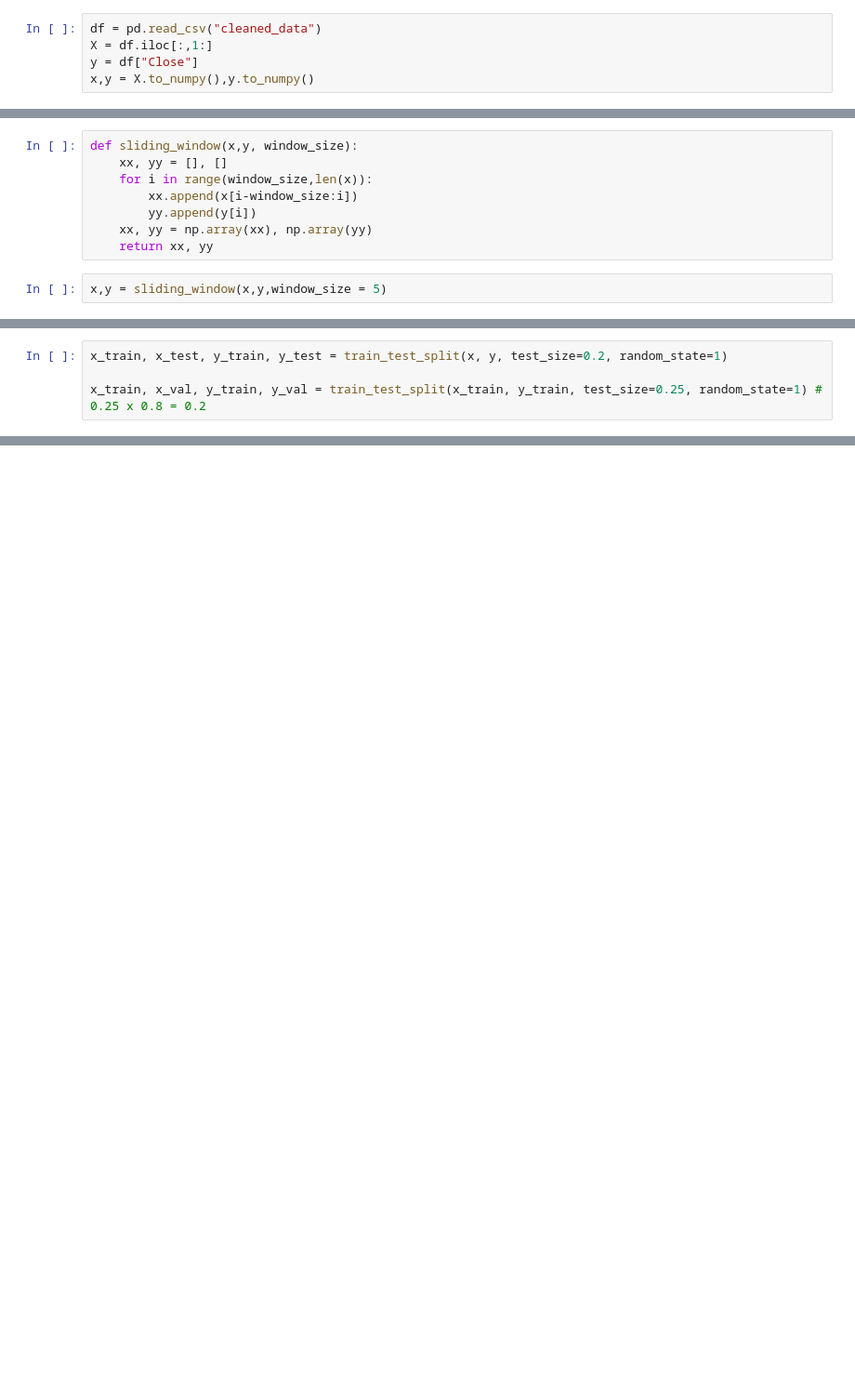
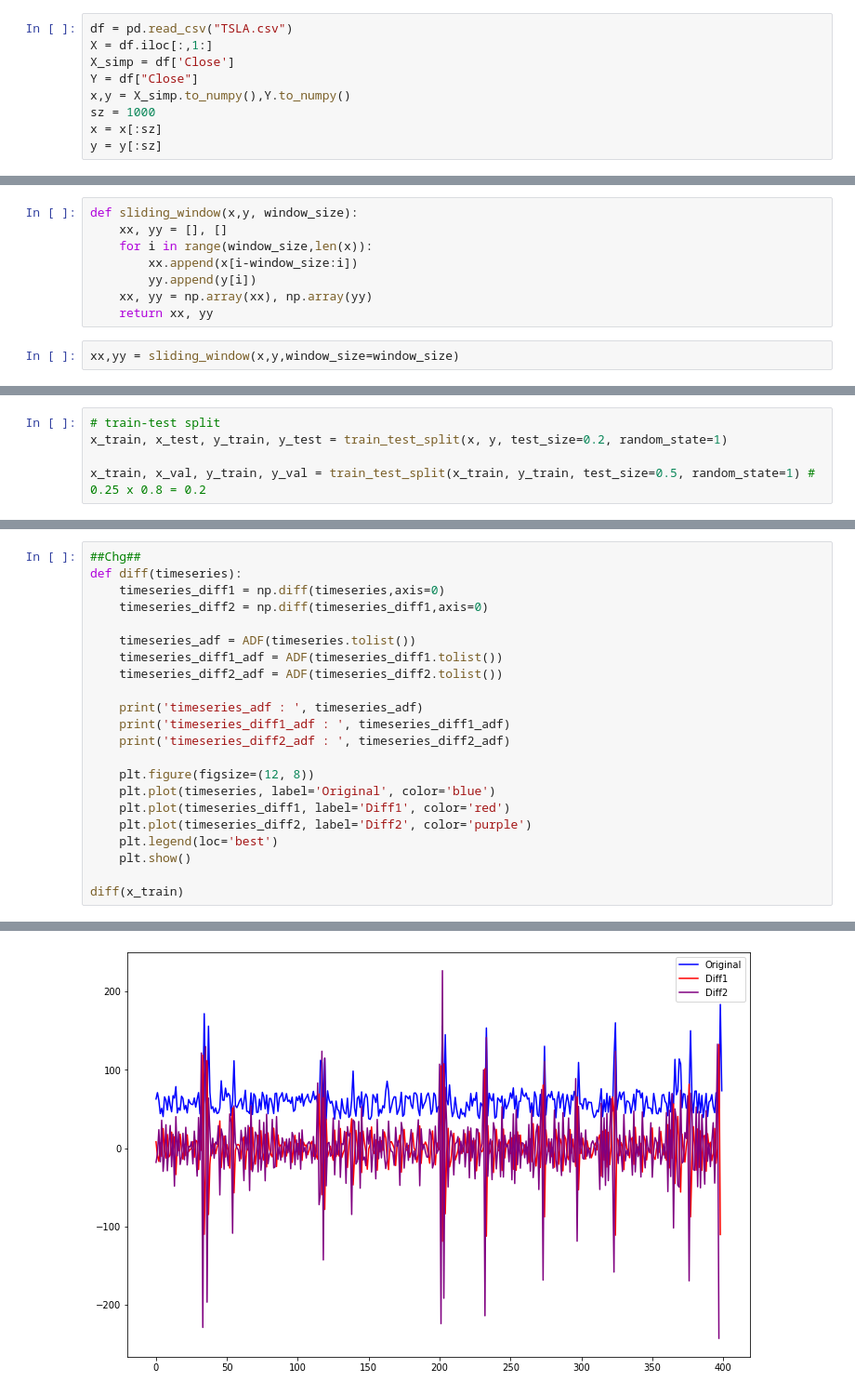
Before and after one commit to y2499wan/ML-Project, a Jupyter notebook: data_preprocessing.ipynb, the cells around one changed output, grey strips where cells are left out. Shown: that part at 93% size. Drawn from its saved outputs; the diff is of its cells as text; blank space fills up the shorter version.

```diff
--- a/data_preprocessing.ipynb
+++ b/data_preprocessing.ipynb
@@ -27,7 +27,11 @@ batch_size = 15
 # time to vec
 time_embed_size = 2
 # %%
-df = pd.read_csv("cleaned_data")
+df = pd.read_csv("TSLA.csv")
 X = df.iloc[:,1:]
-y = df["Close"]
-x,y = X.to_numpy(),y.to_numpy()
+X_simp = df['Close']
+Y = df["Close"]
+x,y = X_simp.to_numpy(),Y.to_numpy()
+sz = 1000
+x = x[:sz]
+y = y[:sz]
@@ -40,4 +55,4 @@ def sliding_window(x,y, window_size):
     xx, yy = np.array(xx), np.array(yy)
     return xx, yy
 # %%
-x,y = sliding_window(x,y,window_size = 5)
+xx,yy = sliding_window(x,y,window_size=window_size)
@@ -46,4 +59,5 @@ x,y = sliding_window(x,y,window_size = 5)
 # %%
+# train-test split
 x_train, x_test, y_train, y_test = train_test_split(x, y, test_size=0.2, random_state=1)
 
-x_train, x_val, y_train, y_val = train_test_split(x_train, y_train, test_size=0.25, random_state=1) # 0.25 x 0.8 = 0.2
+x_train, x_val, y_train, y_val = train_test_split(x_train, y_train, test_size=0.5, random_state=1) # 0.25 x 0.8 = 0.2
@@ -96,0 +103,23 @@ tensor([[[0.5449, 0.5982, 0.5188, 0.6711, 0.1278],
+# %%
+##Chg##
+def diff(timeseries):
+    timeseries_diff1 = np.diff(timeseries,axis=0)
+    timeseries_diff2 = np.diff(timeseries_diff1,axis=0)
+
+    timeseries_adf = ADF(timeseries.tolist())
+    timeseries_diff1_adf = ADF(timeseries_diff1.tolist())
+    timeseries_diff2_adf = ADF(timeseries_diff2.tolist())
+
+    print('timeseries_adf : ', timeseries_adf)
+    print('timeseries_diff1_adf : ', timeseries_diff1_adf)
+    print('timeseries_diff2_adf : ', timeseries_diff2_adf)
+
+    plt.figure(figsize=(12, 8))
+    plt.plot(timeseries, label='Original', color='blue')
+    plt.plot(timeseries_diff1, label='Diff1', color='red')
+    plt.plot(timeseries_diff2, label='Diff2', color='purple')
+    plt.legend(loc='best')
+    plt.show()
+
+diff(x_train)
+# %% [output]
@@ -96,0 +129 @@ tensor([[[0.5449, 0.5982, 0.5188, 0.6711, 0.1278],
+[figure, added]
```
Also changed, not shown: parts of 20 cells of this notebook.
